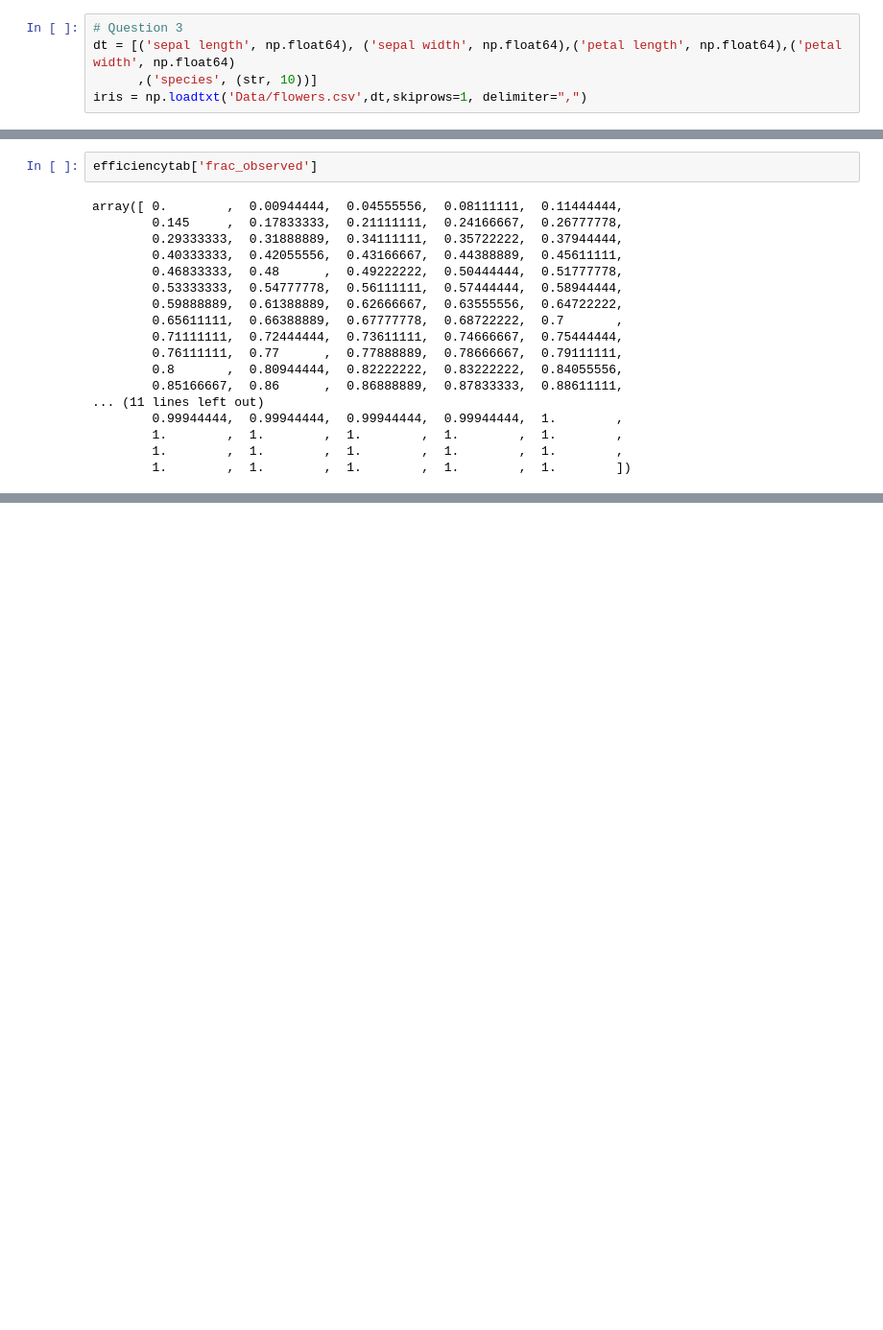
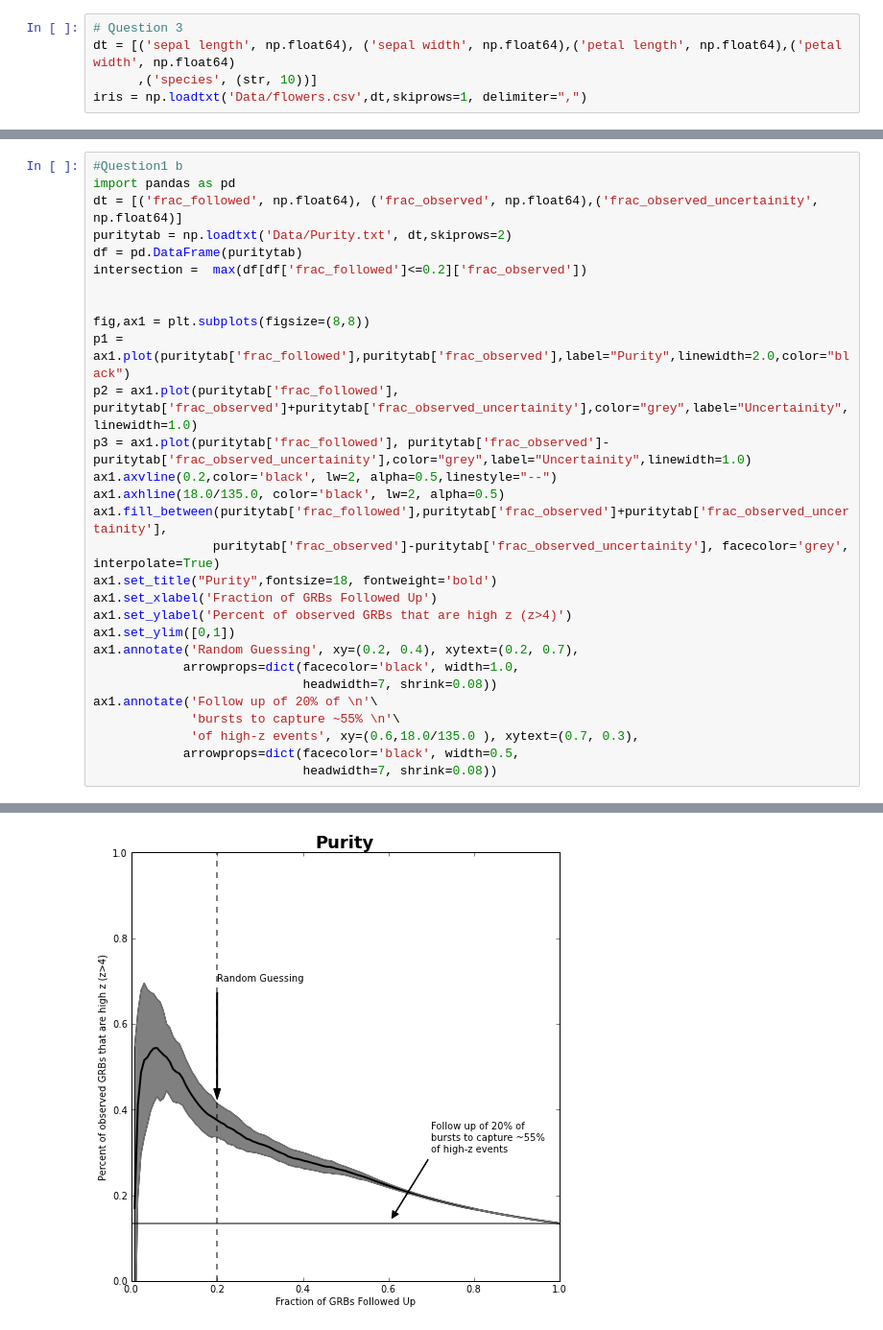
Before and after one commit to sonalisharma/pythonseminar, a Jupyter notebook: HW3/HW3.ipynb, the cells around one changed output, grey strips where cells are left out. Shown at 96% size. Drawn from its saved outputs; the diff is of its cells as text; blank space fills up the shorter version.

```diff
--- a/HW3/HW3.ipynb
+++ b/HW3/HW3.ipynb
@@ -152,20 +170,30 @@ ax1.annotate('Follow up of 20% of \n'\
-# %%
-efficiencytab['frac_observed']
-# %% [output]
-array([ 0.        ,  0.00944444,  0.04555556,  0.08111111,  0.11444444,
-        0.145     ,  0.17833333,  0.21111111,  0.24166667,  0.26777778,
-        0.29333333,  0.31888889,  0.34111111,  0.35722222,  0.37944444,
-        0.40333333,  0.42055556,  0.43166667,  0.44388889,  0.45611111,
-        0.46833333,  0.48      ,  0.49222222,  0.50444444,  0.51777778,
-        0.53333333,  0.54777778,  0.56111111,  0.57444444,  0.58944444,
-        0.59888889,  0.61388889,  0.62666667,  0.63555556,  0.64722222,
-        0.65611111,  0.66388889,  0.67777778,  0.68722222,  0.7       ,
-        0.71111111,  0.72444444,  0.73611111,  0.74666667,  0.75444444,
-        0.76111111,  0.77      ,  0.77888889,  0.78666667,  0.79111111,
-        0.8       ,  0.80944444,  0.82222222,  0.83222222,  0.84055556,
-        0.85166667,  0.86      ,  0.86888889,  0.87833333,  0.88611111,
-... (11 lines left out)
-        0.99944444,  0.99944444,  0.99944444,  0.99944444,  1.        ,
-        1.        ,  1.        ,  1.        ,  1.        ,  1.        ,
-        1.        ,  1.        ,  1.        ,  1.        ,  1.        ,
-        1.        ,  1.        ,  1.        ,  1.        ,  1.        ])
+# %%
+#Question1 b
+import pandas as pd
+dt = [('frac_followed', np.float64), ('frac_observed', np.float64),('frac_observed_uncertainity', np.float64)]
+puritytab = np.loadtxt('Data/Purity.txt', dt,skiprows=2)
+df = pd.DataFrame(puritytab)
+intersection =  max(df[df['frac_followed']<=0.2]['frac_observed'])
+
+
+fig,ax1 = plt.subplots(figsize=(8,8))
+p1 = ax1.plot(puritytab['frac_followed'],puritytab['frac_observed'],label="Purity",linewidth=2.0,color="black")
+p2 = ax1.plot(puritytab['frac_followed'], puritytab['frac_observed']+puritytab['frac_observed_uncertainity'],color="grey",label="Uncertainity",linewidth=1.0)
+p3 = ax1.plot(puritytab['frac_followed'], puritytab['frac_observed']-puritytab['frac_observed_uncertainity'],color="grey",label="Uncertainity",linewidth=1.0)
+ax1.axvline(0.2,color='black', lw=2, alpha=0.5,linestyle="--")
+ax1.axhline(18.0/135.0, color='black', lw=2, alpha=0.5)
+ax1.fill_between(puritytab['frac_followed'],puritytab['frac_observed']+puritytab['frac_observed_uncertainity'],
+                puritytab['frac_observed']-puritytab['frac_observed_uncertainity'], facecolor='grey', interpolate=True)
+ax1.set_title("Purity",fontsize=18, fontweight='bold')
+ax1.set_xlabel('Fraction of GRBs Followed Up')
+ax1.set_ylabel('Percent of observed GRBs that are high z (z>4)')
+ax1.set_ylim([0,1])
+ax1.annotate('Random Guessing', xy=(0.2, 0.4), xytext=(0.2, 0.7),
+            arrowprops=dict(facecolor='black', width=1.0,
+                            headwidth=7, shrink=0.08))
+ax1.annotate('Follow up of 20% of \n'\
+             'bursts to capture ~55% \n'\
+             'of high-z events', xy=(0.6,18.0/135.0 ), xytext=(0.7, 0.3),
+            arrowprops=dict(facecolor='black', width=0.5,
+                            headwidth=7, shrink=0.08))
+# %% [output]
@@ -171,0 +201 @@ array([ 0.        ,  0.00944444,  0.04555556,  0.08111111,  0.11444444,
+[figure, added]
```
Also changed, not shown: parts of 7 cells of this notebook.
